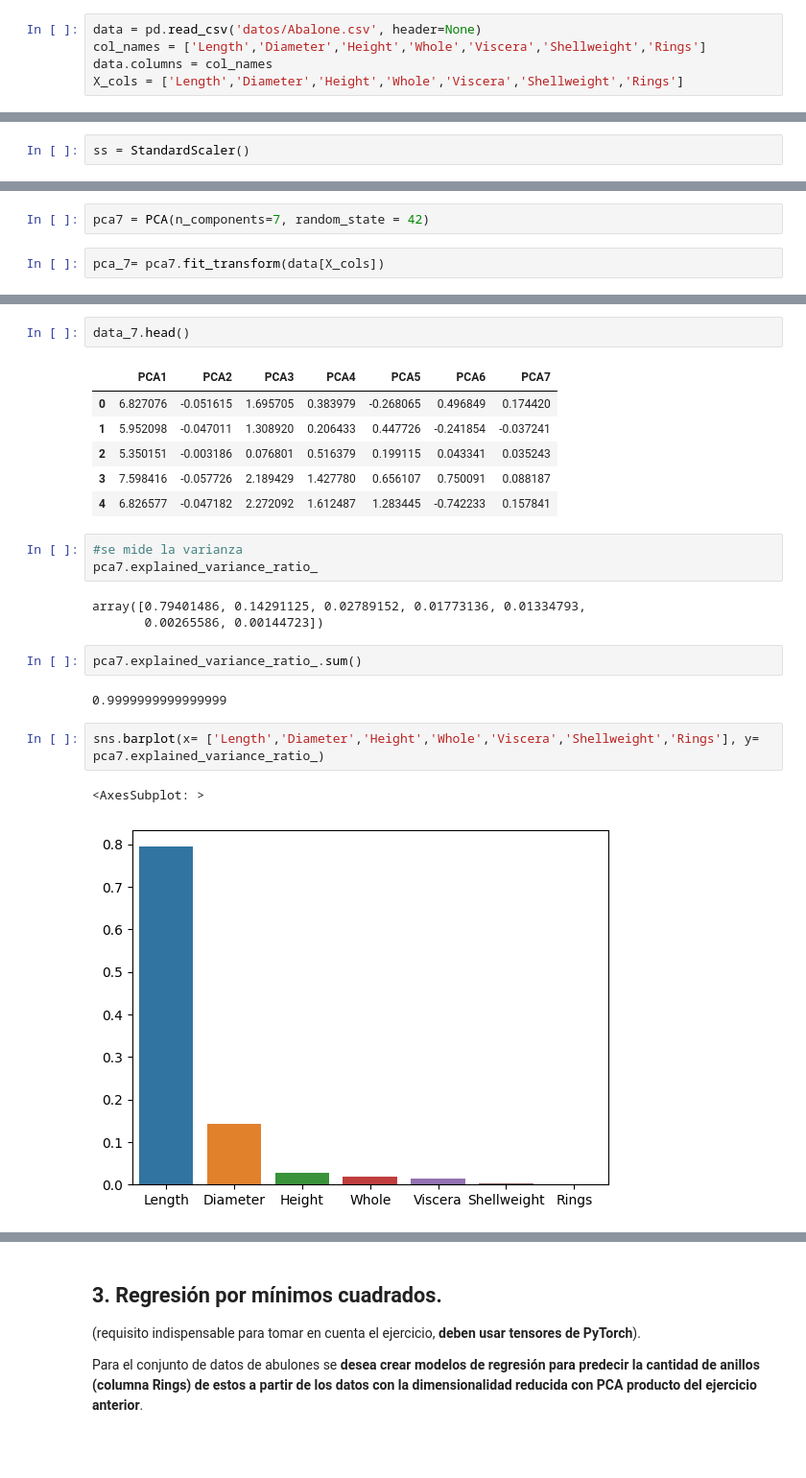
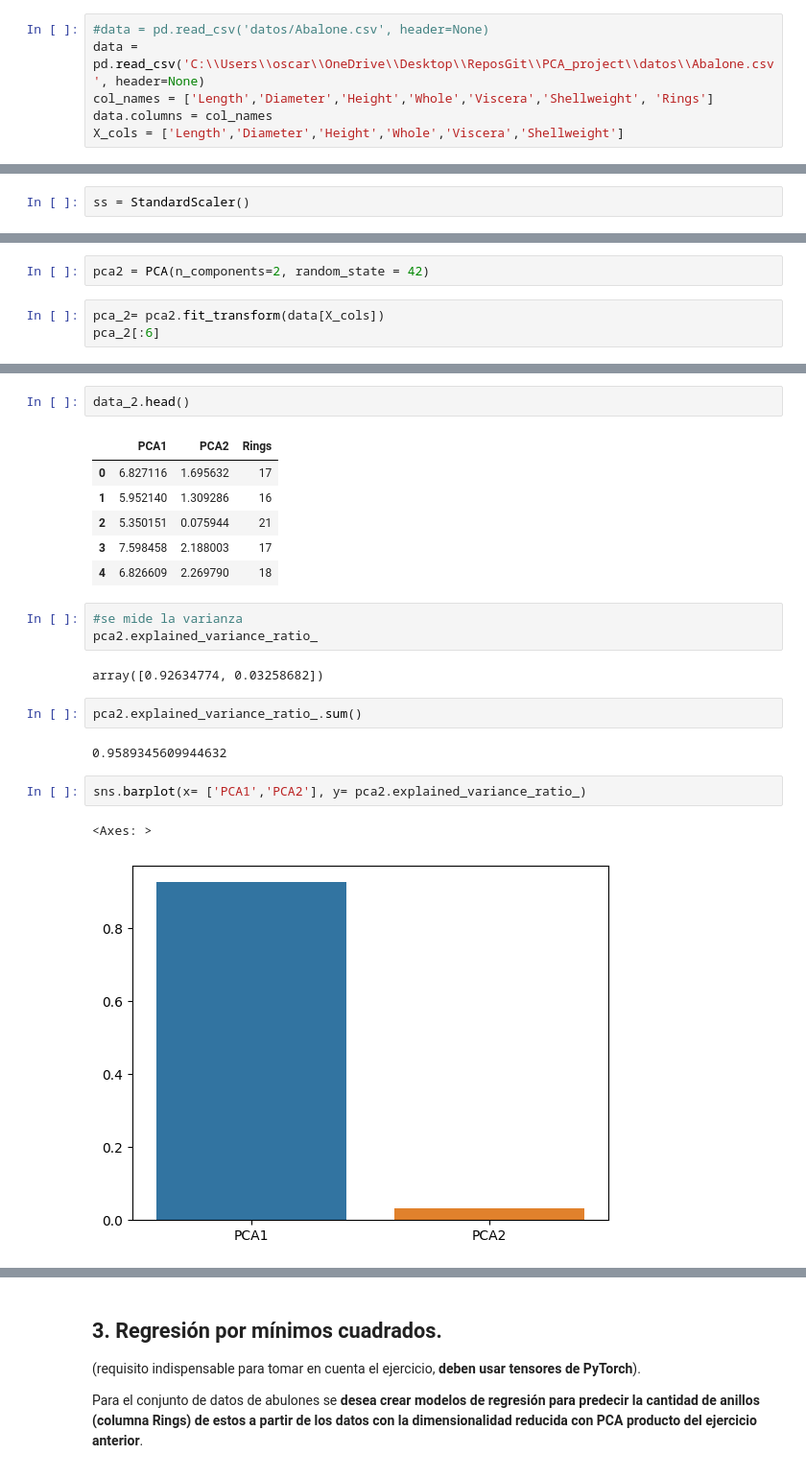
Before and after one commit to pabloamh27/PCA_project, a Jupyter notebook: TP02.ipynb, the cells around one changed output, grey strips where cells are left out. Shown at 96% size. Saved outputs shown, nothing was run; the diff lists cells and outputs as text; blank space fills up the shorter version.

```diff
--- a/TP02.ipynb
+++ b/TP02.ipynb
@@ -349,10 +349,11 @@ El conjunto de datos puede ser utilizado para entrenar modelos para predecir la
 # %% [markdown]
 ### Ejercicio 2.1
 # %%
-data = pd.read_csv('datos/Abalone.csv', header=None)
-col_names = ['Length','Diameter','Height','Whole','Viscera','Shellweight','Rings']
+#data = pd.read_csv('datos/Abalone.csv', header=None)
+data = pd.read_csv('C:\\Users\\oscar\\OneDrive\\Desktop\\ReposGit\\PCA_project\\datos\\Abalone.csv', header=None)
+col_names = ['Length','Diameter','Height','Whole','Viscera','Shellweight', 'Rings']
 data.columns = col_names
-X_cols = ['Length','Diameter','Height','Whole','Viscera','Shellweight','Rings']
+X_cols = ['Length','Diameter','Height','Whole','Viscera','Shellweight']
 # %%
 data.head()
 # %% [output]
@@ -380,4 +381,5 @@ data.head()
 # %%
-pca7 = PCA(n_components=7, random_state = 42)
+pca2 = PCA(n_components=2, random_state = 42)
 # %%
-pca_7= pca7.fit_transform(data[X_cols])
+pca_2= pca2.fit_transform(data[X_cols])
+pca_2[:6]
@@ -387,24 +395,23 @@ data_7= pd.DataFrame({'PCA1': pca_7[:,0],'PCA2': pca_7[:,1],'PCA3': pca_7[:,2],'
 # %%
-data_7.head()
+data_2.head()
 # %% [output]
-|  | PCA1 | PCA2 | PCA3 | PCA4 | PCA5 | PCA6 | PCA7 |
-| 0 | 6.827076 | -0.051615 | 1.695705 | 0.383979 | -0.268065 | 0.496849 | 0.174420 |
-| 1 | 5.952098 | -0.047011 | 1.308920 | 0.206433 | 0.447726 | -0.241854 | -0.037241 |
-| 2 | 5.350151 | -0.003186 | 0.076801 | 0.516379 | 0.199115 | 0.043341 | 0.035243 |
-| 3 | 7.598416 | -0.057726 | 2.189429 | 1.427780 | 0.656107 | 0.750091 | 0.088187 |
-| 4 | 6.826577 | -0.047182 | 2.272092 | 1.612487 | 1.283445 | -0.742233 | 0.157841 |
+|  | PCA1 | PCA2 | Rings |
+| 0 | 6.827116 | 1.695632 | 17 |
+| 1 | 5.952140 | 1.309286 | 16 |
+| 2 | 5.350151 | 0.075944 | 21 |
+| 3 | 7.598458 | 2.188003 | 17 |
+| 4 | 6.826609 | 2.269790 | 18 |
 # %%
 #se mide la varianza
-pca7.explained_variance_ratio_
+pca2.explained_variance_ratio_
 # %% [output]
-array([0.79401486, 0.14291125, 0.02789152, 0.01773136, 0.01334793,
-       0.00265586, 0.00144723])
+array([0.92634774, 0.03258682])
 # %%
-pca7.explained_variance_ratio_.sum()
+pca2.explained_variance_ratio_.sum()
 # %% [output]
-0.9999999999999999
+0.9589345609944632
 # %%
-sns.barplot(x= ['Length','Diameter','Height','Whole','Viscera','Shellweight','Rings'], y= pca7.explained_variance_ratio_)
+sns.barplot(x= ['PCA1','PCA2'], y= pca2.explained_variance_ratio_)
 # %% [output]
-<AxesSubplot: >
+<Axes: >
-[figure, old version]
+[figure, new version]
```
Also changed, not shown: parts of 5 cells of this notebook.
